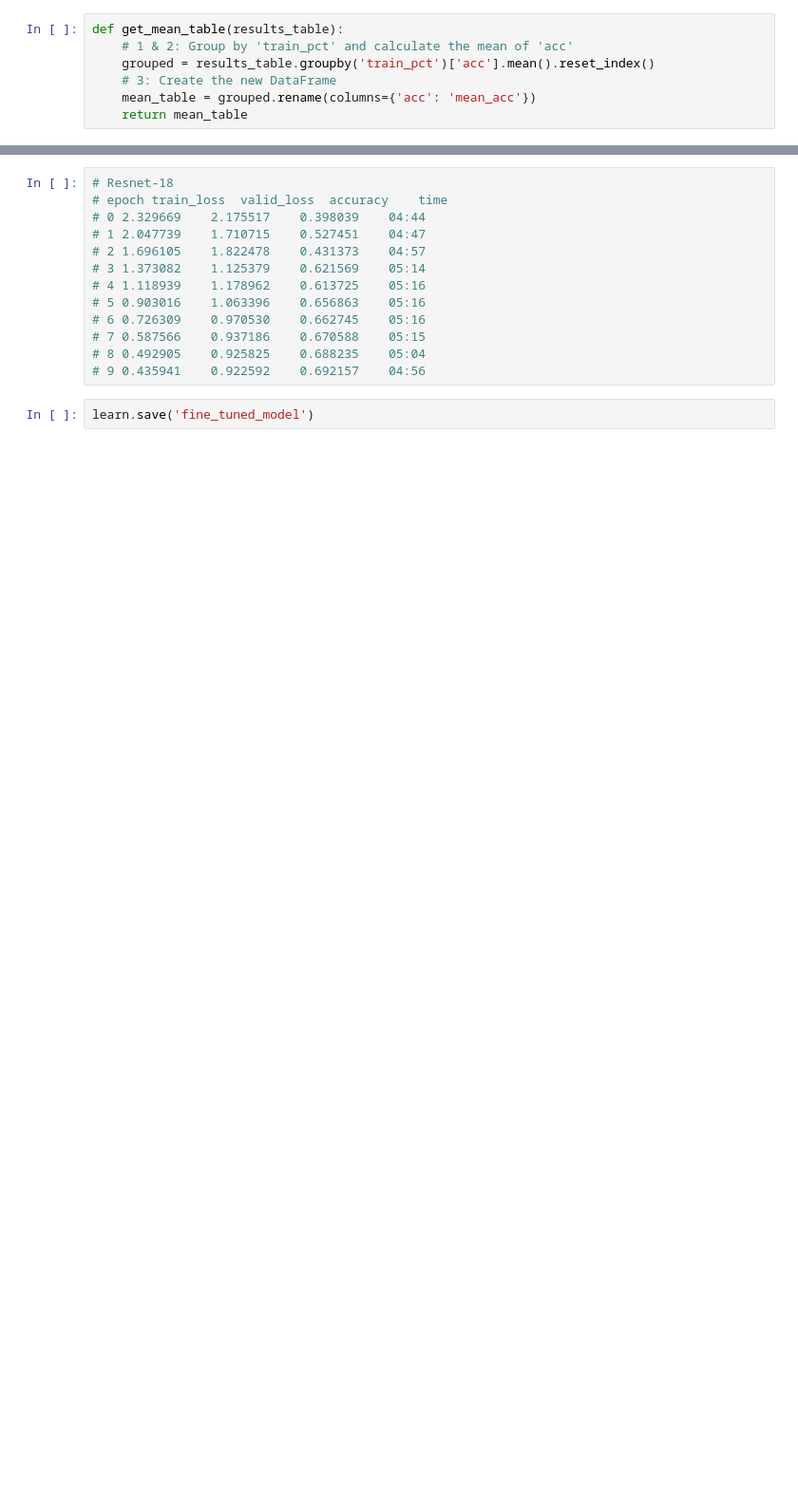
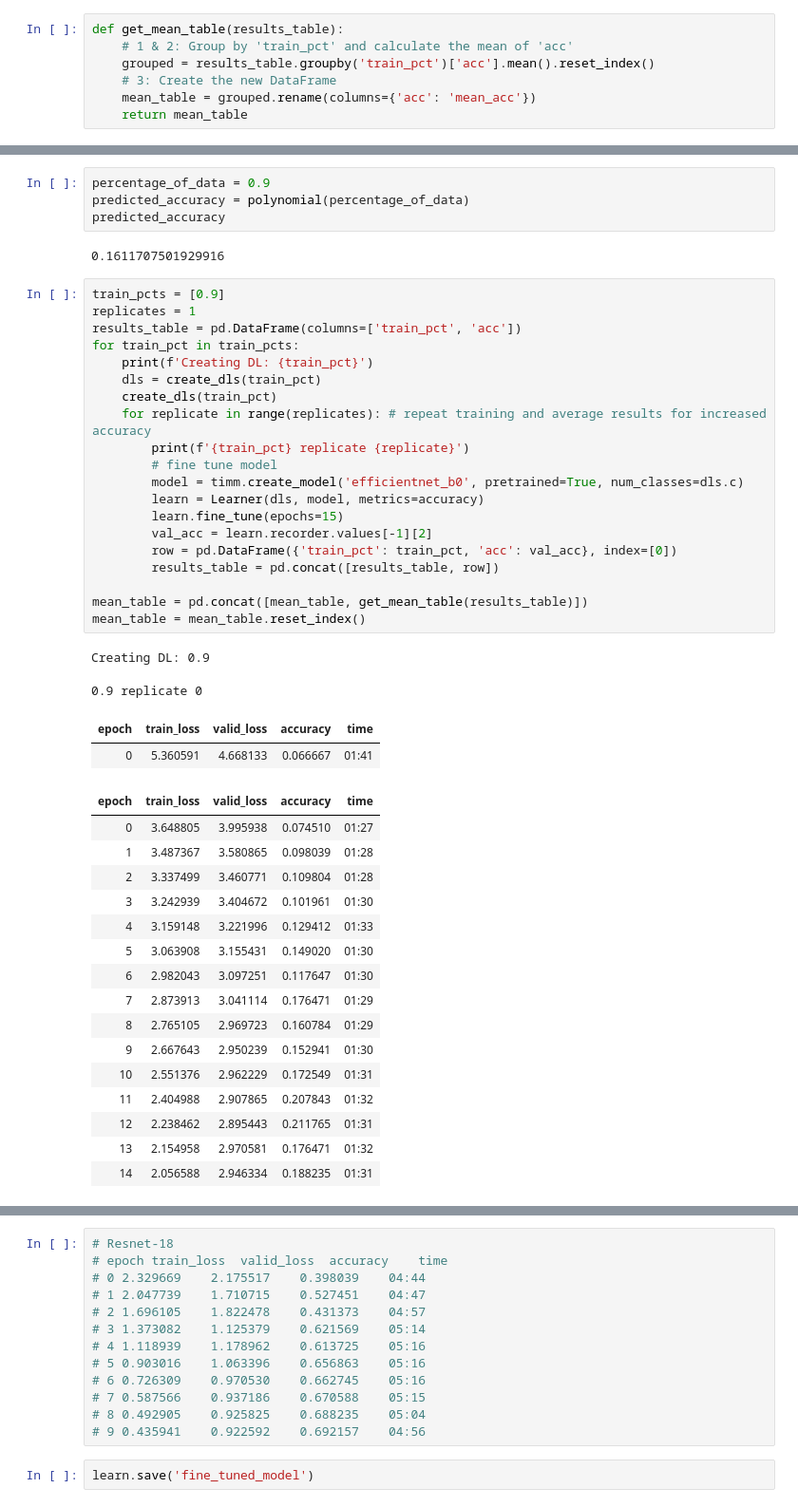
Before and after one commit to Dalton-Gray/plant-inspector, a Jupyter notebook: prototype.ipynb, the cells around one changed output, grey strips where cells are left out. Shown at 95% size. Saved outputs shown, nothing was run; the diff lists cells and outputs as text; blank space fills up the shorter version.

```diff
--- a/prototype.ipynb
+++ b/prototype.ipynb
@@ -96,0 +115,47 @@ plt.show()
+# %%
+percentage_of_data = 0.9
+predicted_accuracy = polynomial(percentage_of_data)
+predicted_accuracy
+# %% [output]
+0.1611707501929916
+# %%
+train_pcts = [0.9]
+replicates = 1
+results_table = pd.DataFrame(columns=['train_pct', 'acc'])
+for train_pct in train_pcts:
+    print(f'Creating DL: {train_pct}')
+    dls = create_dls(train_pct)
+    create_dls(train_pct)
+    for replicate in range(replicates): # repeat training and average results for increased accuracy
+        print(f'{train_pct} replicate {replicate}')
+        # fine tune model
+        model = timm.create_model('efficientnet_b0', pretrained=True, num_classes=dls.c)
+        learn = Learner(dls, model, metrics=accuracy)
+        learn.fine_tune(epochs=15)
+        val_acc = learn.recorder.values[-1][2]
+        row = pd.DataFrame({'train_pct': train_pct, 'acc': val_acc}, index=[0])
+        results_table = pd.concat([results_table, row])
+
+mean_table = pd.concat([mean_table, get_mean_table(results_table)])
+mean_table = mean_table.reset_index()
+# %% [output]
+Creating DL: 0.9
+0.9 replicate 0
+| epoch | train_loss | valid_loss | accuracy | time |
+| 0 | 5.360591 | 4.668133 | 0.066667 | 01:41 |
+| epoch | train_loss | valid_loss | accuracy | time |
+| 0 | 3.648805 | 3.995938 | 0.074510 | 01:27 |
+| 1 | 3.487367 | 3.580865 | 0.098039 | 01:28 |
+| 2 | 3.337499 | 3.460771 | 0.109804 | 01:28 |
+| 3 | 3.242939 | 3.404672 | 0.101961 | 01:30 |
+| 4 | 3.159148 | 3.221996 | 0.129412 | 01:33 |
+| 5 | 3.063908 | 3.155431 | 0.149020 | 01:30 |
+| 6 | 2.982043 | 3.097251 | 0.117647 | 01:30 |
+| 7 | 2.873913 | 3.041114 | 0.176471 | 01:29 |
+| 8 | 2.765105 | 2.969723 | 0.160784 | 01:29 |
+| 9 | 2.667643 | 2.950239 | 0.152941 | 01:30 |
+| 10 | 2.551376 | 2.962229 | 0.172549 | 01:31 |
+| 11 | 2.404988 | 2.907865 | 0.207843 | 01:32 |
+| 12 | 2.238462 | 2.895443 | 0.211765 | 01:31 |
+| 13 | 2.154958 | 2.970581 | 0.176471 | 01:32 |
+| 14 | 2.056588 | 2.946334 | 0.188235 | 01:31 |
```
Also changed, not shown: parts of 11 cells of this notebook.
